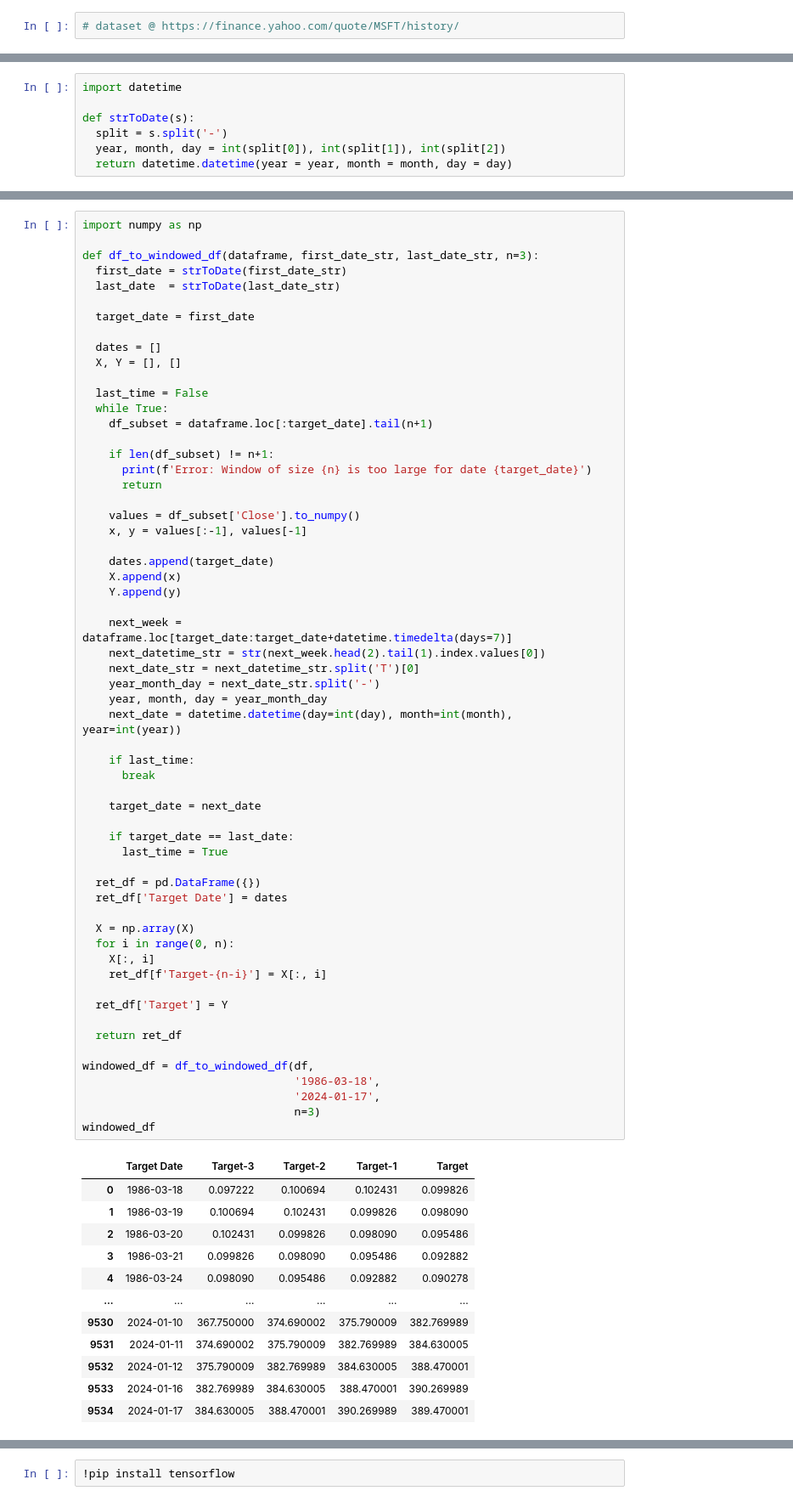
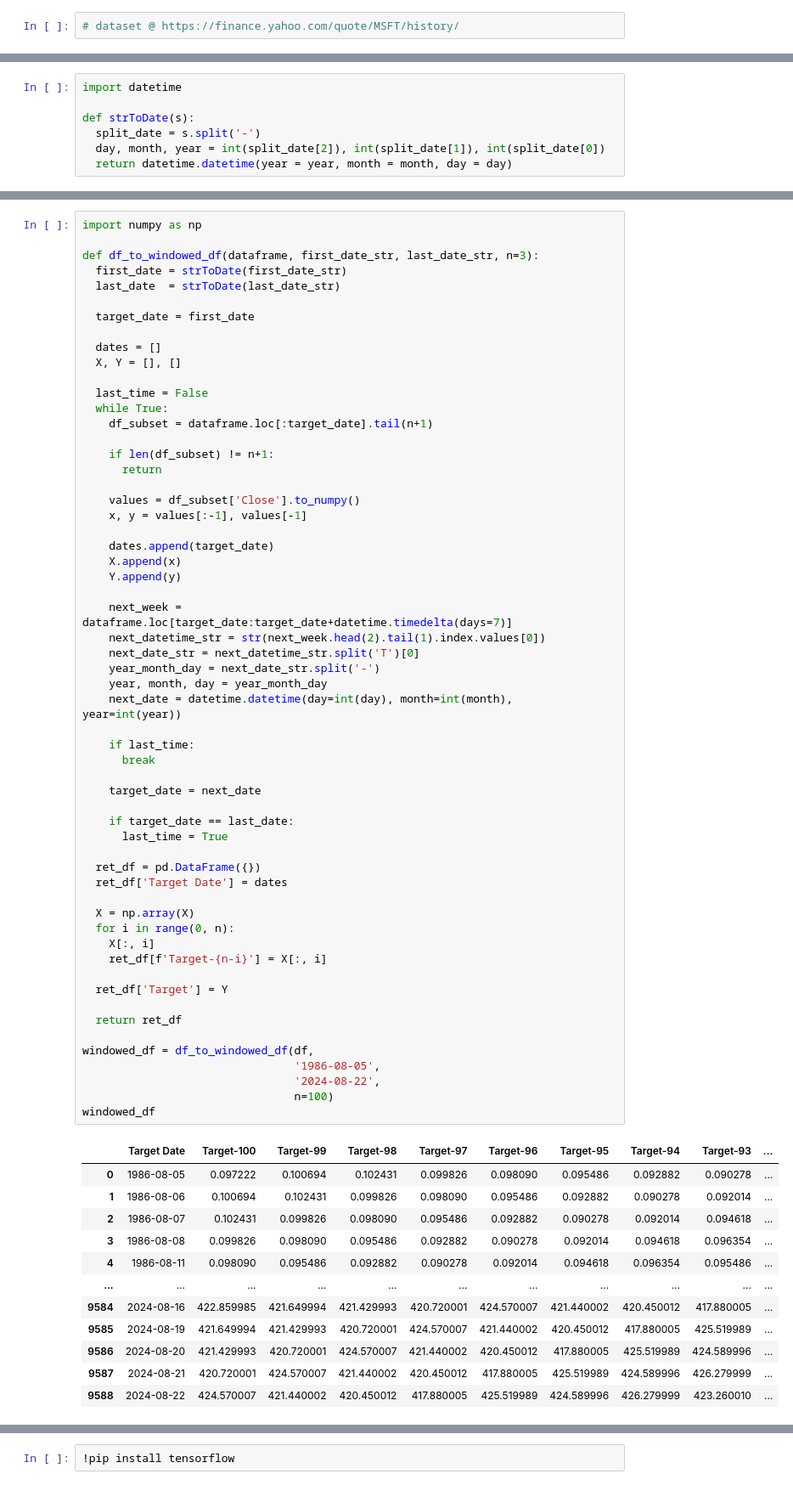
Before and after one commit to AshtonGlover/stock-prediction, a Jupyter notebook: StockPrediction.ipynb, the cells around one changed output, grey strips where cells are left out. Shown at 85% size. Drawn from its saved outputs; the diff is of its cells as text.

```diff
--- a/StockPrediction.ipynb
+++ b/StockPrediction.ipynb
@@ -44,8 +44,8 @@ df
 import datetime
 
 def strToDate(s):
-  split = s.split('-')
-  year, month, day = int(split[0]), int(split[1]), int(split[2])
+  split_date = s.split('-')
+  day, month, year = int(split_date[2]), int(split_date[1]), int(split_date[0])
   return datetime.datetime(year = year, month = month, day = day)
 # %%
 df['Date'] = df['Date'].apply(strToDate)
@@ -110,7 +112,6 @@ def df_to_windowed_df(dataframe, first_date_str, last_date_str, n=3):
     df_subset = dataframe.loc[:target_date].tail(n+1)
 
     if len(df_subset) != n+1:
-      print(f'Error: Window of size {n} is too large for date {target_date}')
       return
 
     values = df_subset['Close'].to_numpy()
@@ -123,45 +124,45 @@ def df_to_windowed_df(dataframe, first_date_str, last_date_str, n=3):
     next_week = dataframe.loc[target_date:target_date+datetime.timedelta(days=7)]
     next_datetime_str = str(next_week.head(2).tail(1).index.values[0])
     next_date_str = next_datetime_str.split('T')[0]
     year_month_day = next_date_str.split('-')
     year, month, day = year_month_day
     next_date = datetime.datetime(day=int(day), month=int(month), year=int(year))
 
     if last_time:
       break
 
     target_date = next_date
 
     if target_date == last_date:
       last_time = True
 
   ret_df = pd.DataFrame({})
   ret_df['Target Date'] = dates
 
   X = np.array(X)
   for i in range(0, n):
     X[:, i]
     ret_df[f'Target-{n-i}'] = X[:, i]
 
   ret_df['Target'] = Y
 
   return ret_df
 
 windowed_df = df_to_windowed_df(df,
-                                '1986-03-18',
-                                '2024-01-17',
-                                n=3)
+                                '1986-08-05',
+                                '2024-08-22',
+                                n=100)
 windowed_df
 # %% [output]
-|  | Target Date | Target-3 | Target-2 | Target-1 | Target |
-| 0 | 1986-03-18 | 0.097222 | 0.100694 | 0.102431 | 0.099826 |
-| 1 | 1986-03-19 | 0.100694 | 0.102431 | 0.099826 | 0.098090 |
-| 2 | 1986-03-20 | 0.102431 | 0.099826 | 0.098090 | 0.095486 |
-| 3 | 1986-03-21 | 0.099826 | 0.098090 | 0.095486 | 0.092882 |
-| 4 | 1986-03-24 | 0.098090 | 0.095486 | 0.092882 | 0.090278 |
-| ... | ... | ... | ... | ... | ... |
-| 9530 | 2024-01-10 | 367.750000 | 374.690002 | 375.790009 | 382.769989 |
-| 9531 | 2024-01-11 | 374.690002 | 375.790009 | 382.769989 | 384.630005 |
-| 9532 | 2024-01-12 | 375.790009 | 382.769989 | 384.630005 | 388.470001 |
-| 9533 | 2024-01-16 | 382.769989 | 384.630005 | 388.470001 | 390.269989 |
-| 9534 | 2024-01-17 | 384.630005 | 388.470001 | 390.269989 | 389.470001 |
+|  | Target Date | Target-100 | Target-99 | Target-98 | Target-97 | Target-96 | Target-95 | Target-94 | Target-93 | ... |
+| 0 | 1986-08-05 | 0.097222 | 0.100694 | 0.102431 | 0.099826 | 0.098090 | 0.095486 | 0.092882 | 0.090278 | ... |
+| 1 | 1986-08-06 | 0.100694 | 0.102431 | 0.099826 | 0.098090 | 0.095486 | 0.092882 | 0.090278 | 0.092014 | ... |
+| 2 | 1986-08-07 | 0.102431 | 0.099826 | 0.098090 | 0.095486 | 0.092882 | 0.090278 | 0.092014 | 0.094618 | ... |
+| 3 | 1986-08-08 | 0.099826 | 0.098090 | 0.095486 | 0.092882 | 0.090278 | 0.092014 | 0.094618 | 0.096354 | ... |
+| 4 | 1986-08-11 | 0.098090 | 0.095486 | 0.092882 | 0.090278 | 0.092014 | 0.094618 | 0.096354 | 0.095486 | ... |
+| ... | ... | ... | ... | ... | ... | ... | ... | ... | ... | ... |
+| 9584 | 2024-08-16 | 422.859985 | 421.649994 | 421.429993 | 420.720001 | 424.570007 | 421.440002 | 420.450012 | 417.880005 | ... |
+| 9585 | 2024-08-19 | 421.649994 | 421.429993 | 420.720001 | 424.570007 | 421.440002 | 420.450012 | 417.880005 | 425.519989 | ... |
+| 9586 | 2024-08-20 | 421.429993 | 420.720001 | 424.570007 | 421.440002 | 420.450012 | 417.880005 | 425.519989 | 424.589996 | ... |
+| 9587 | 2024-08-21 | 420.720001 | 424.570007 | 421.440002 | 420.450012 | 417.880005 | 425.519989 | 424.589996 | 426.279999 | ... |
+| 9588 | 2024-08-22 | 424.570007 | 421.440002 | 420.450012 | 417.880005 | 425.519989 | 424.589996 | 426.279999 | 423.260010 | ... |
```
Also changed, not shown: parts of 14 cells of this notebook.
